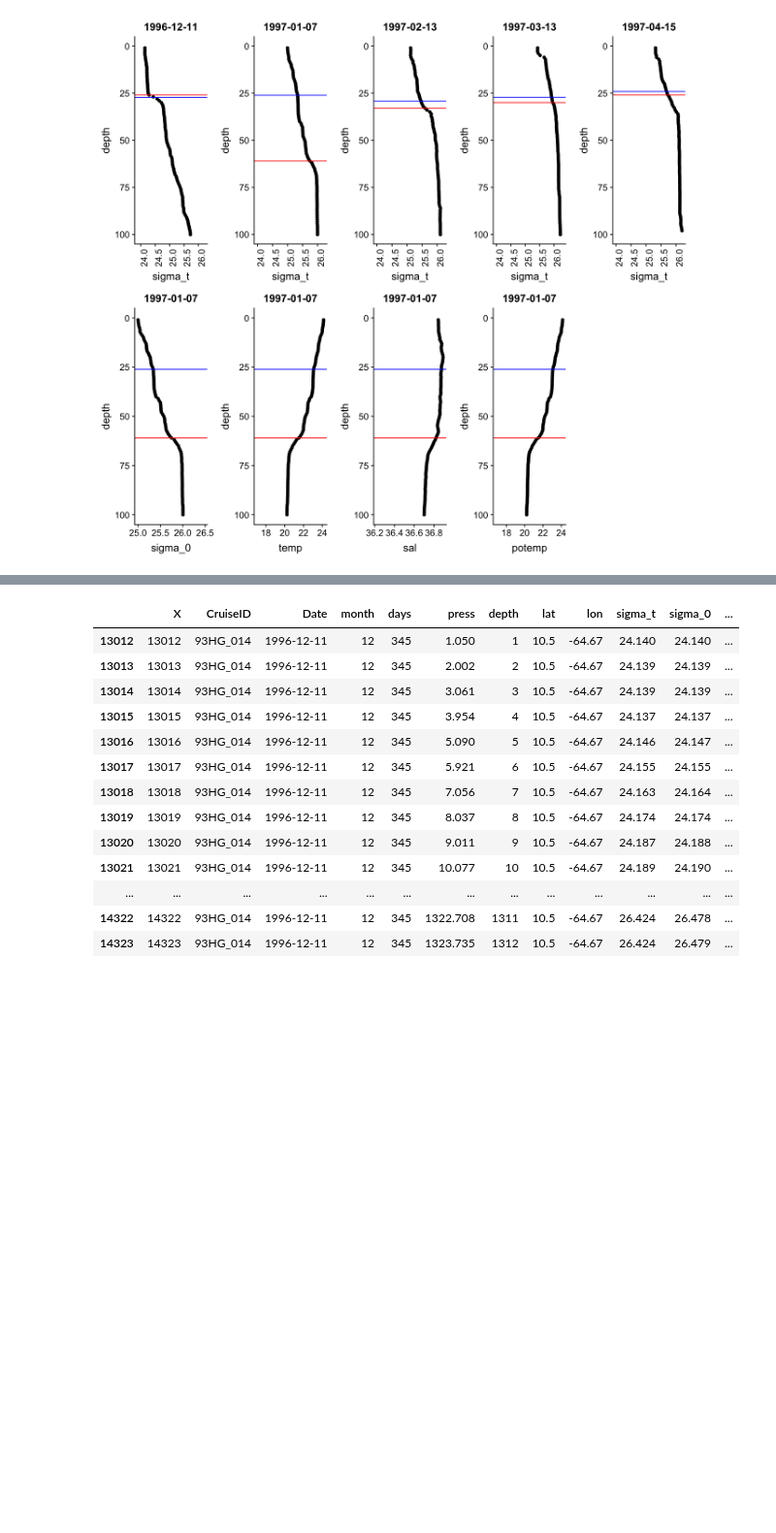
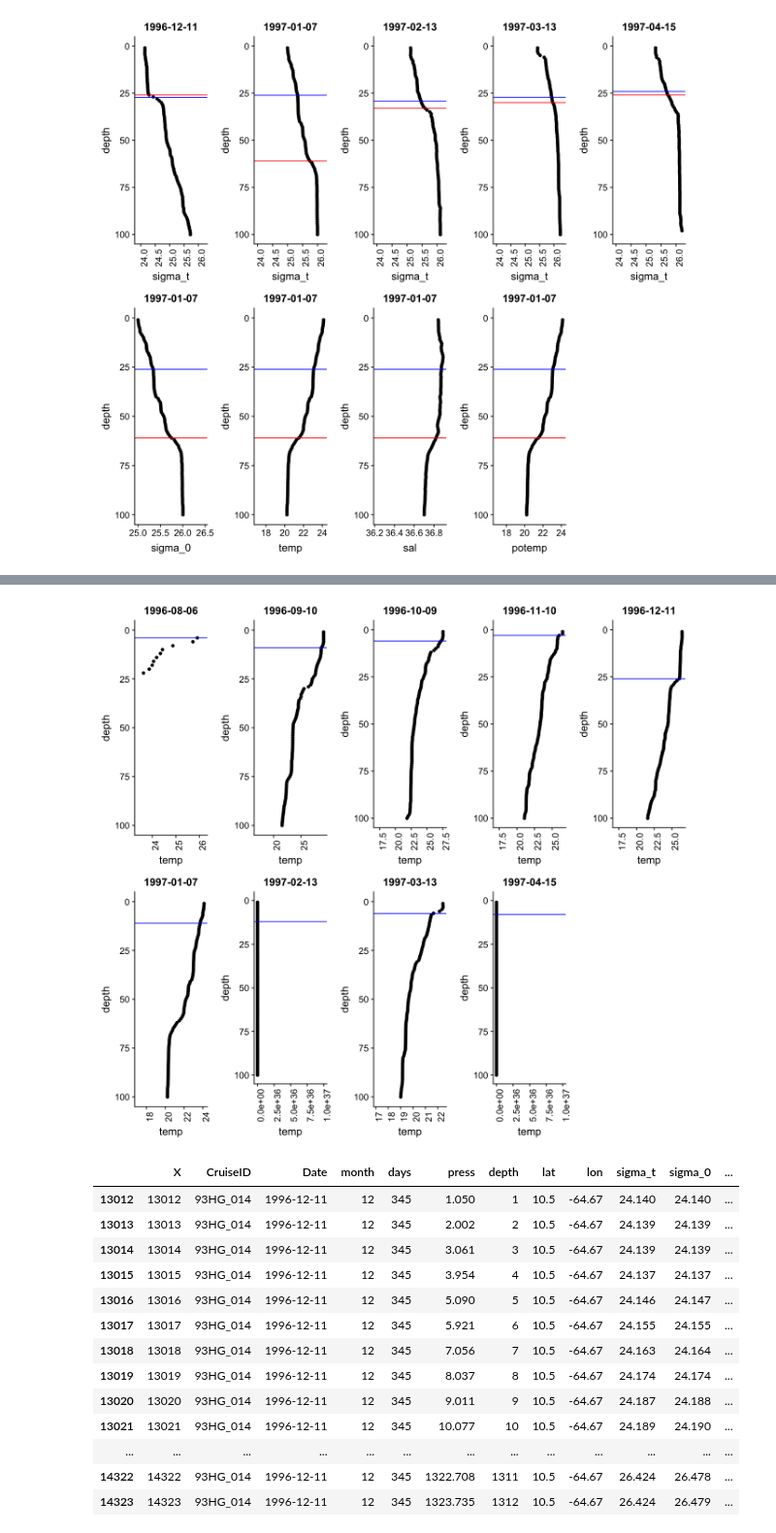
Before and after one commit to ben1post/BennyPhD, a Jupyter notebook: CaRiaco/RegimeShiftNotebooks/MLD_timeseries_analysis.R.ipynb, the cells around one changed output, grey strips where cells are left out. Shown at 97% size. Cells and saved outputs as stored; diff of their text form; code cells hidden in the pictures; blank space fills up the shorter version.

```diff
--- a/CaRiaco/RegimeShiftNotebooks/MLD_timeseries_analysis.R.ipynb
+++ b/CaRiaco/RegimeShiftNotebooks/MLD_timeseries_analysis.R.ipynb
@@ -157,3 +211,56 @@ Warning message:
 [figure]
 # %%
 ggsave('PLOTS/MLD_wtf.png', width=11, height= 10)
+# %%
+options(repr.plot.width=11, repr.plot.height=10)
+
+i = 10
+
+a1 <- ggplot(ctd[ctd$Date == unique(ctd$Date)[i],])+ geom_point(aes(x=temp, y=depth)) +
+scale_y_reverse(limits=c(100,0)) + ggtitle(paste(unique(ctd$Date)[i]))+ xlim(23.4,26.2) +
+geom_hline(yintercept = mld_depth$press[mld_depth$Date == unique(ctd$Date)[i]],col='blue')+
+theme(axis.text.x = element_text(angle = 90))
+
+a2 <- ggplot(ctd[ctd$Date == unique(ctd$Date)[i+1],])+ geom_point(aes(x=temp, y=depth)) +
+scale_y_reverse(limits=c(100,0)) + ggtitle(paste(unique(ctd$Date)[i+1]))+ #xlim(24,26.2) +
+geom_hline(yintercept = mld_depth$press[mld_depth$Date == unique(ctd$Date)[i+1]],col='blue')+
+theme(axis.text.x = element_text(angle = 90))
+
+a3 <- ggplot(ctd[ctd$Date == unique(ctd$Date)[i+2],])+ geom_point(aes(x=temp, y=depth)) +
+scale_y_reverse(limits=c(100,0)) + ggtitle(paste(unique(ctd$Date)[i+2]))+ #xlim(24,26.2) +
+geom_hline(yintercept = mld_depth$press[mld_depth$Date == unique(ctd$Date)[i+2]],col='blue')+
+theme(axis.text.x = element_text(angle = 90))
+
+a4 <- ggplot(ctd[ctd$Date == unique(ctd$Date)[i+3],])+ geom_point(aes(x=temp, y=depth)) +
+scale_y_reverse(limits=c(100,0)) + ggtitle(paste(unique(ctd$Date)[i+3]))+ #xlim(24,26.3) +
+geom_hline(yintercept = mld_depth$press[mld_depth$Date == unique(ctd$Date)[i+3]],col='blue')+
+theme(axis.text.x = element_text(angle = 90))
+
+a5 <- ggplot(ctd[ctd$Date == unique(ctd$Date)[i+4],])+ geom_point(aes(x=temp, y=depth)) +
+scale_y_reverse(limits=c(100,0)) + ggtitle(paste(unique(ctd$Date)[i+4])) + #xlim(24,26.2) +
+geom_hline(yintercept = mld_depth$press[mld_depth$Date == unique(ctd$Date)[i+4]],col='blue')+
+theme(axis.text.x = element_text(angle = 90))
+
+a6 <- ggplot(ctd[ctd$Date == unique(ctd$Date)[i+5],])+ geom_point(aes(x=temp, y=depth)) +
+scale_y_reverse(limits=c(100,0)) + ggtitle(paste(unique(ctd$Date)[i+5])) + #xlim(24,26.2) +
+geom_hline(yintercept = mld_depth$press[mld_depth$Date == unique(ctd$Date)[i+5]],col='blue')+
+theme(axis.text.x = element_text(angle = 90))
+
+a7 <- ggplot(ctd[ctd$Date == unique(ctd$Date)[i+6],])+ geom_point(aes(x=temp, y=depth)) +
+scale_y_reverse(limits=c(100,0)) + ggtitle(paste(unique(ctd$Date)[i+6])) +# xlim(24,26.2) +
+geom_hline(yintercept = mld_depth$press[mld_depth$Date == unique(ctd$Date)[i+6]],col='blue')+
+theme(axis.text.x = element_text(angle = 90))
+
+a8 <- ggplot(ctd[ctd$Date == unique(ctd$Date)[i+7],])+ geom_point(aes(x=temp, y=depth)) +
+scale_y_reverse(limits=c(100,0)) + ggtitle(paste(unique(ctd$Date)[i+7])) +# xlim(24,26.2) +
+geom_hline(yintercept = mld_depth$press[mld_depth$Date == unique(ctd$Date)[i+7]],col='blue')+
+theme(axis.text.x = element_text(angle = 90))
+
+a9 <- ggplot(ctd[ctd$Date == unique(ctd$Date)[i+8],])+ geom_point(aes(x=temp, y=depth)) +
+scale_y_reverse(limits=c(100,0)) + ggtitle(paste(unique(ctd$Date)[i+8])) +# xlim(24,26.2) +
+geom_hline(yintercept = mld_depth$press[mld_depth$Date == unique(ctd$Date)[i+8]],col='blue')+
+theme(axis.text.x = element_text(angle = 90))
+
+
+plot_grid(a1,a2,a3,a4,a5,a6,a7,a8,a9, nrow=2)
+# %% [output]
@@ -160,3 +277,4 @@ ggsave('PLOTS/MLD_wtf.png', width=11, height= 10)
+[figure, added]
 # %%
 ctd[ctd$Date == unique(ctd$Date)[14],]
 # %% [output]
```
Also changed, not shown: parts of 21 cells of this notebook, 9 other files.
